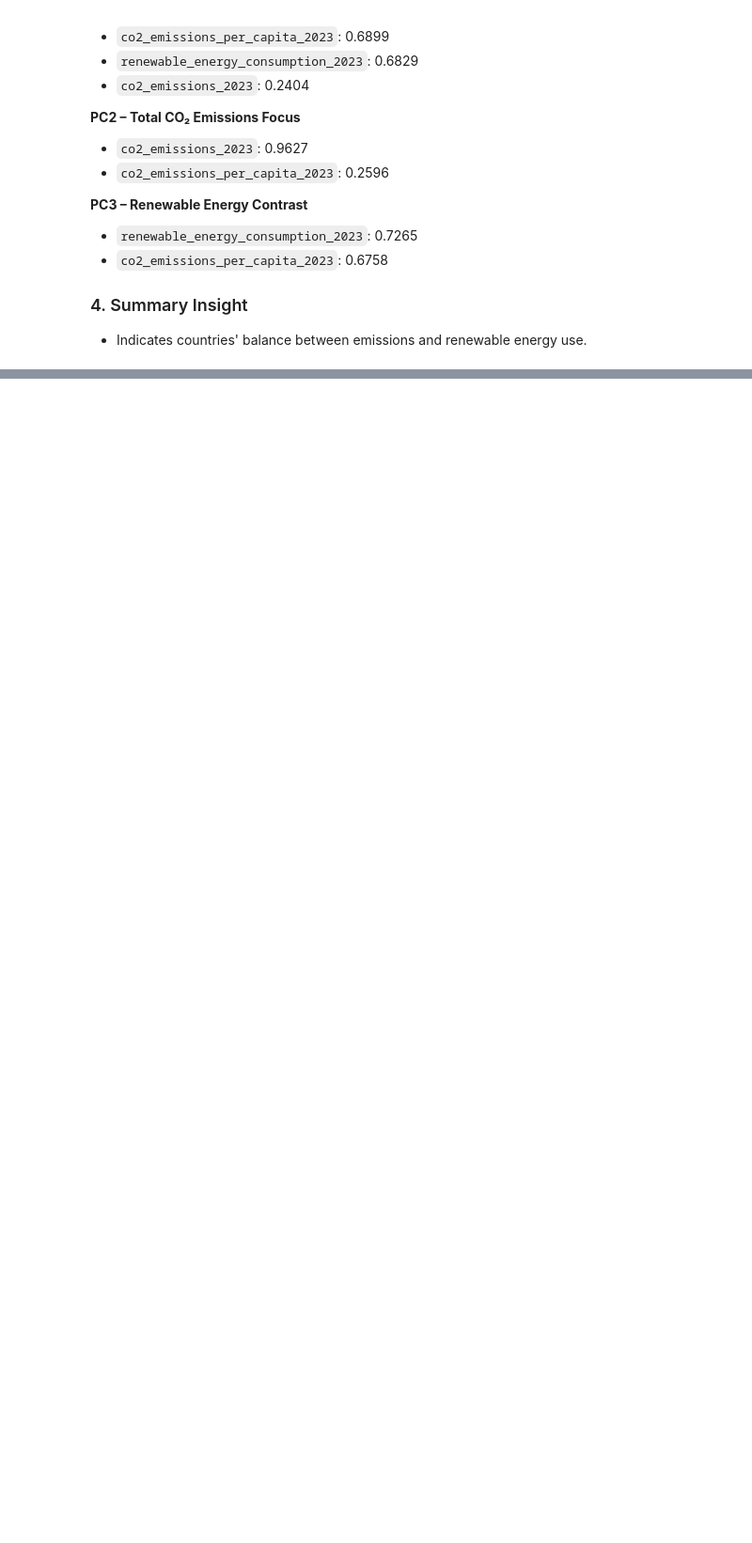
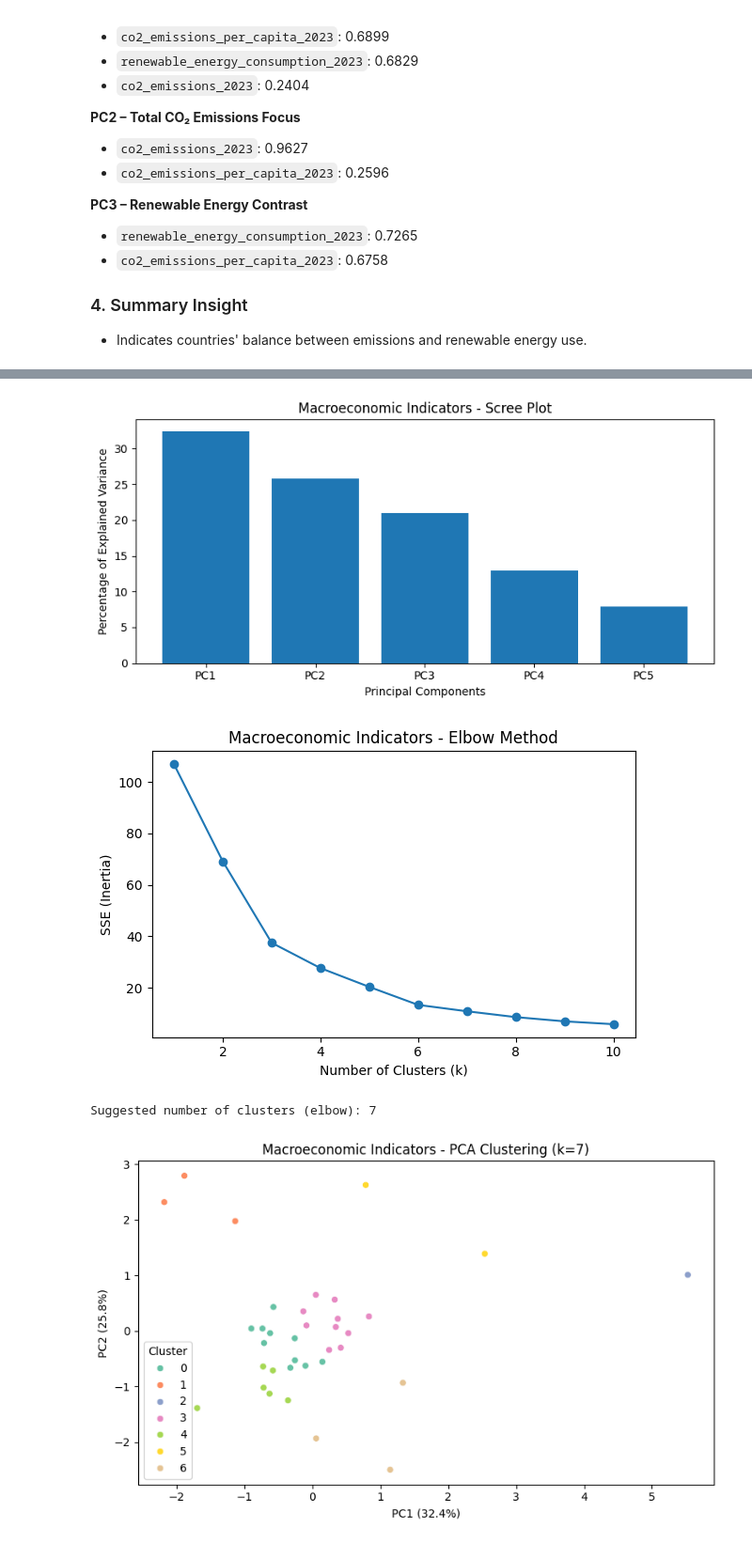
Before and after one commit to Terrie-png/DAV_CA1, a Jupyter notebook: main.ipynb, the cells around one changed output, grey strips where cells are left out. Shown at 94% size. Drawn from its saved outputs; the diff is of its cells as text; code cells hidden in the pictures; blank space fills up the shorter version.

Commit message:
Analyse with clustering and PCAs

```diff
--- a/main.ipynb
+++ b/main.ipynb
@@ -1140,0 +1146,74 @@ dtype: float64
+# %%
+def run_clustering_on_subgroup(df, indicators, group_name,max_k=10):
+    # Prepare data
+    X = df[indicators].dropna()
+    countries = df.loc[X.index, "Country Name"]
+
+    # PCA fit
+    pca = PCA(0.95)
+    pca_data = pca.fit_transform(X)
+    per_var = np.round(pca.explained_variance_ratio_ * 100, decimals=1)
+    labels = [f"PC{i+1}" for i in range(len(per_var))]
+
+    # Scree plot
+    plt.figure(figsize=(8, 4))
+    plt.bar(x=range(1, len(per_var)+1), height=per_var, tick_label=labels)
+    plt.ylabel('Percentage of Explained Variance')
+    plt.xlabel('Principal Components')
+    plt.title(f'{group_name} - Scree Plot')
+    plt.tight_layout()
+    plt.show()
+
+       # Elbow Method on first two PCs
+    pca_df = pd.DataFrame(pca_data, index=X.index, columns=labels)
+    sse = []
+    for k in range(1, max_k + 1):
+        kmeans = KMeans(n_clusters=k, n_init=10, random_state=42)
+        kmeans.fit(pca_df[["PC1", "PC2"]])
+        sse.append(kmeans.inertia_)
+
+    plt.figure(figsize=(6, 4))
+    plt.plot(range(1, max_k + 1), sse, marker='o')
+    plt.title(f"{group_name} - Elbow Method")
+    plt.xlabel("Number of Clusters (k)")
+    plt.ylabel("SSE (Inertia)")
+    plt.tight_layout()
+    plt.show()
+
+    # Second derivative (elbow detection)
+    diffs = np.diff(sse)
+    second_diffs = np.diff(diffs)
+    elbow_k = np.argmin(second_diffs) + 2
+    print(f"Suggested number of clusters (elbow): {elbow_k}")
+
+    # Final clustering
+    final_kmeans = KMeans(n_clusters=elbow_k, n_init=10, random_state=42)
+    pca_df["Cluster"] = final_kmeans.fit_predict(pca_df[["PC1", "PC2"]])
+
+    # Scatter plot with clusters
+    plt.figure(figsize=(8, 5))
+    sns.scatterplot(data=pca_df, x="PC1", y="PC2", hue="Cluster", palette="Set2")
+    plt.title(f"{group_name} - PCA Clustering (k={elbow_k})")
+    plt.xlabel(f'PC1 ({per_var[0]}%)')
+    plt.ylabel(f'PC2 ({per_var[1]}%)')
+    plt.legend(title="Cluster")
+    plt.tight_layout()
+    plt.show()
+
+    # Loadings for PCA components
+    for i in range(len(pca.components_)):
+        loading_scores = pd.Series(pca.components_[i], index=indicators)
+        sorted_loading = loading_scores.abs().sort_values(ascending=False)
+        print(f"\nTop contributors to PC{i+1} in {group_name}:")
+        print(sorted_loading)
+
+# Loop through each sub-group
+for group_name, indicators in subcategory_groups.items():
+    valid = [col for col in indicators if col in merged_df_standardised.columns]
+    if len(valid) >= 2:
+        run_clustering_on_subgroup(merged_df_standardised, valid, group_name, max_k=10)
+# %% [output]
+[figure, added]
+[figure, added]
+Suggested number of clusters (elbow): 7
+[figure, added]
```
Also changed, not shown: parts of 5 cells of this notebook.
